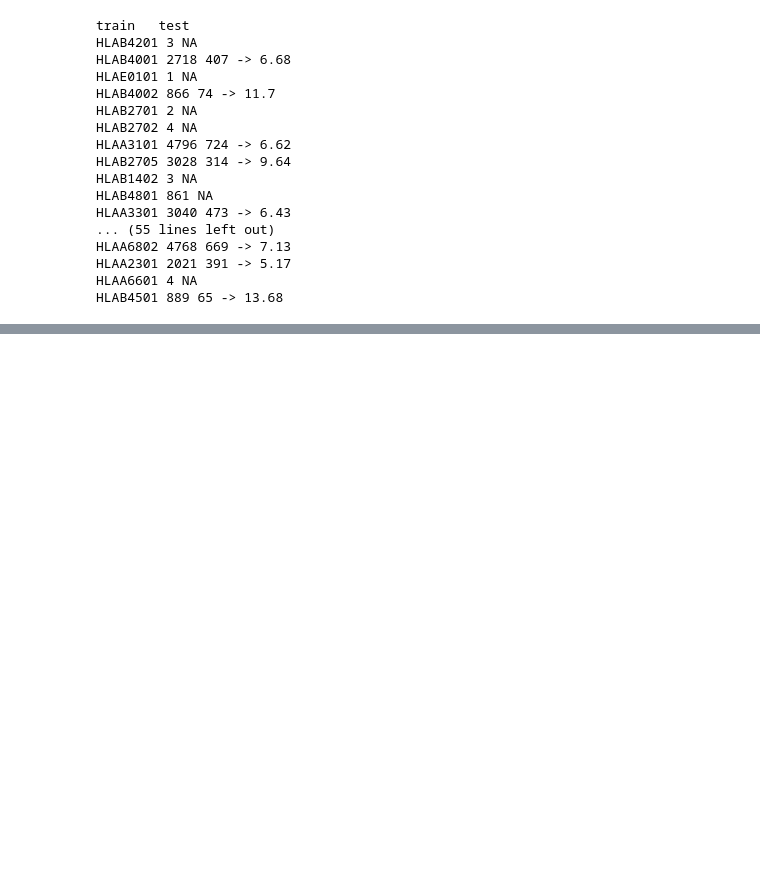
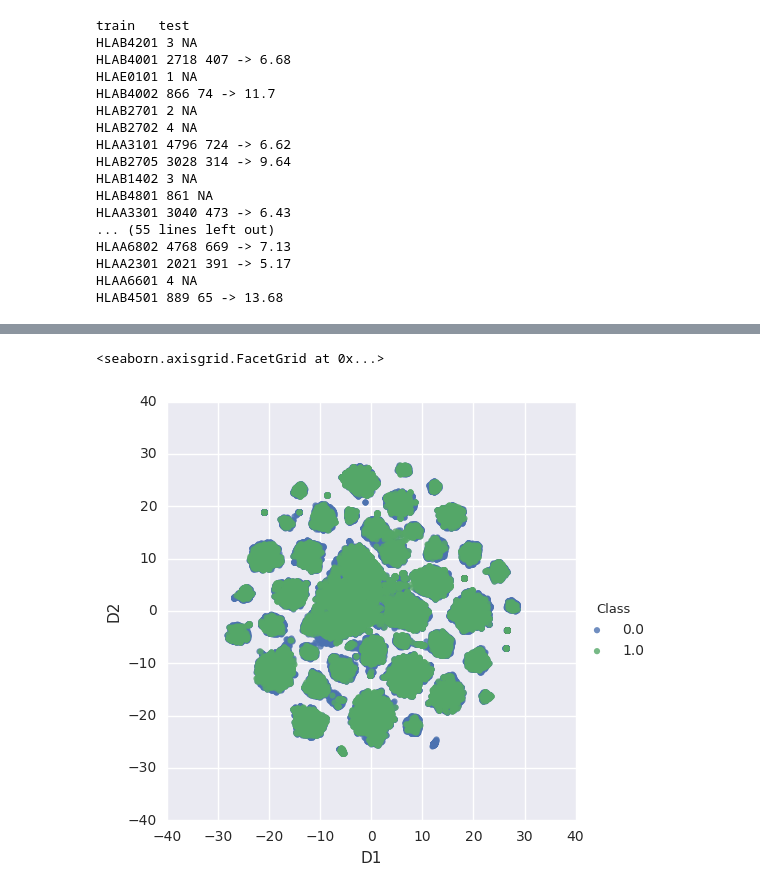
Before and after one commit to imminfo/mhc, a Jupyter notebook: predict.ipynb, the cells around one changed output, grey strips where cells are left out. Cells and saved outputs as stored; diff of their text form; code cells hidden in the pictures; blank space fills up the shorter version.

```diff
--- a/predict.ipynb
+++ b/predict.ipynb
@@ -185,0 +291,7 @@ np.concatenate([tst_y_clf, pred_clf])
+# %%
+tst_y_clf = np.zeros(tra_y.shape)
+tst_y_clf[np.array(tra_y >= BIND_THR)] = 1
+compute_tsne(60, tra_X_orig, tst_y_clf)
+# %% [output]
+<seaborn.axisgrid.FacetGrid at 0x...>
+[figure, added]
```
Also changed, not shown: parts of 15 cells of this notebook, 1 other file.
